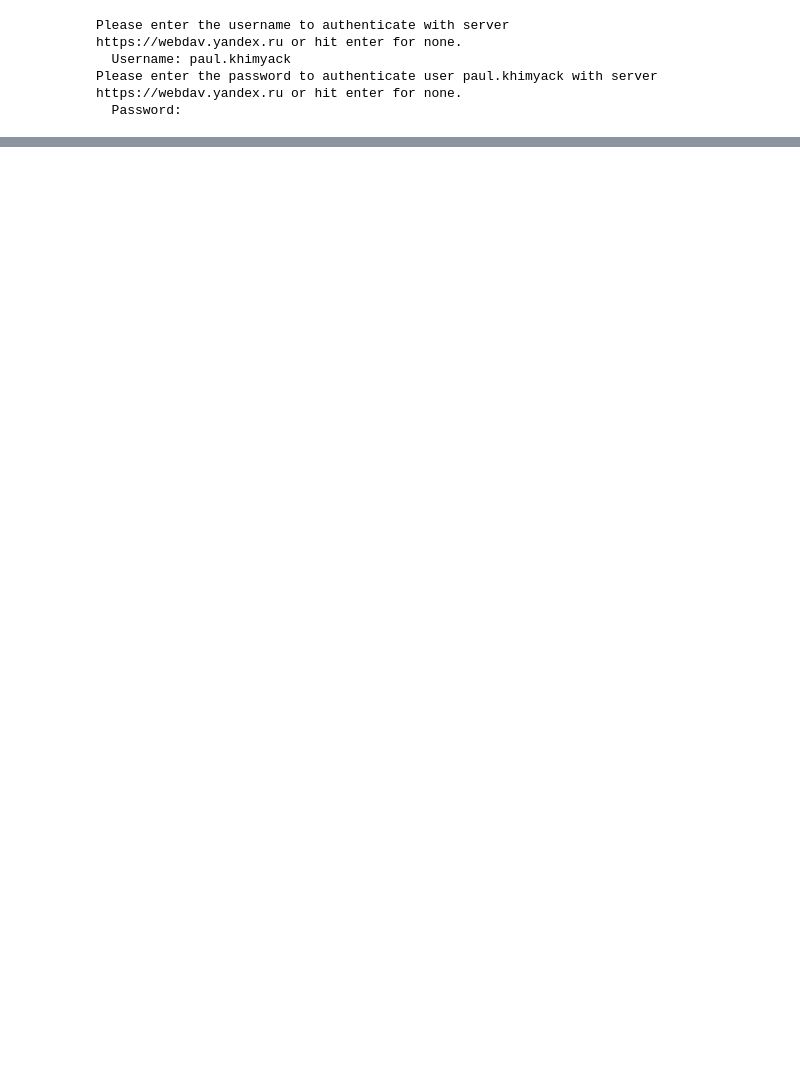
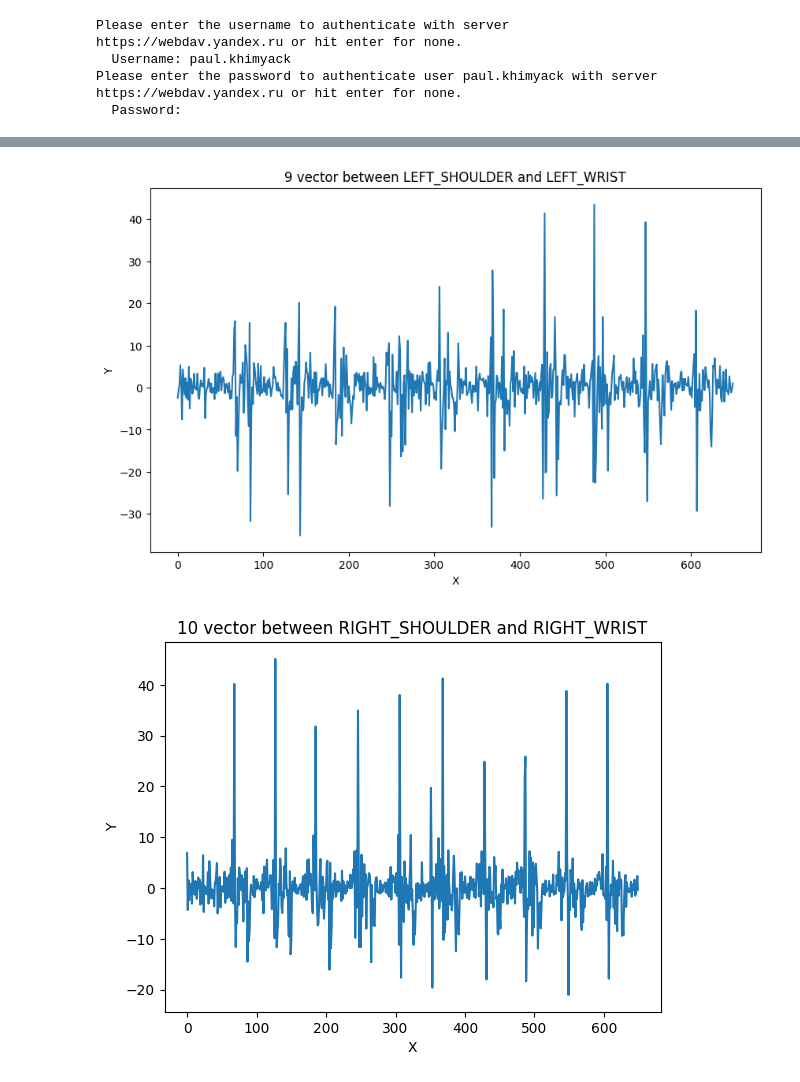
Before and after one commit to terrainternship/KARATE_2step_s, a Jupyter notebook: Pavel_Khimyack/pose_embedder.ipynb, the cells around one changed output, grey strips where cells are left out. Cells and saved outputs as stored; diff of their text form; code cells hidden in the pictures; blank space fills up the shorter version.

```diff
--- a/Pavel_Khimyack/pose_embedder.ipynb
+++ b/Pavel_Khimyack/pose_embedder.ipynb
@@ -424,0 +116,5 @@ plt.show()
+# %%
+CFG_DATASET_DIR = "/content/yandexdisk/uii/internship/KARATE_2step_s/dataset"
+CFG_DATASET_VIDEOS_DIR = "/content/yandexdisk/uii/internship/KARATE_2step_s/dataset/videos/"
+CFG_DATASET_FILES_INDICES = "/content/yandexdisk/uii/internship/KARATE_2step_s/dataset/single_hit.xlsx"
+CFG_DATASET_FRAMES_LANDAMRKS = "/content/yandexdisk/uii/internship/KARATE_2step_s/dataset/frames_mediapipe_landmarks_file_id0056.xlsx"
@@ -424,0 +307,9 @@ plt.show()
+# %%
+embeddings = np.sum(embeddings_list_diff, axis = -1) * 100
+peaks = show_vectors(
+    embeddings , pose_embedder, [9, 10],
+    peak_level = 10
+             )
+# %% [output]
+[figure, added]
+[figure, added]
```
Also changed, not shown: parts of 54 cells of this notebook, 2 other files.
